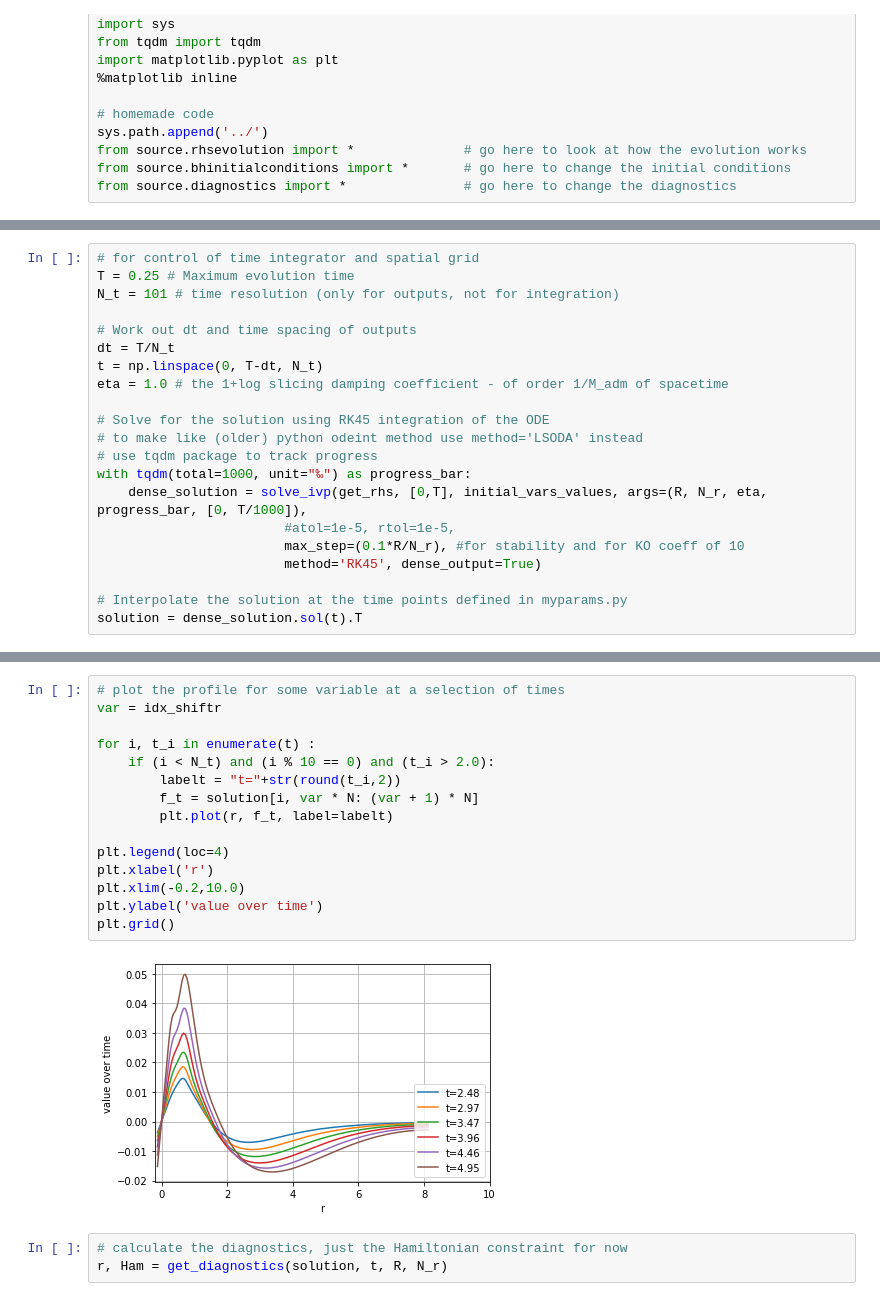
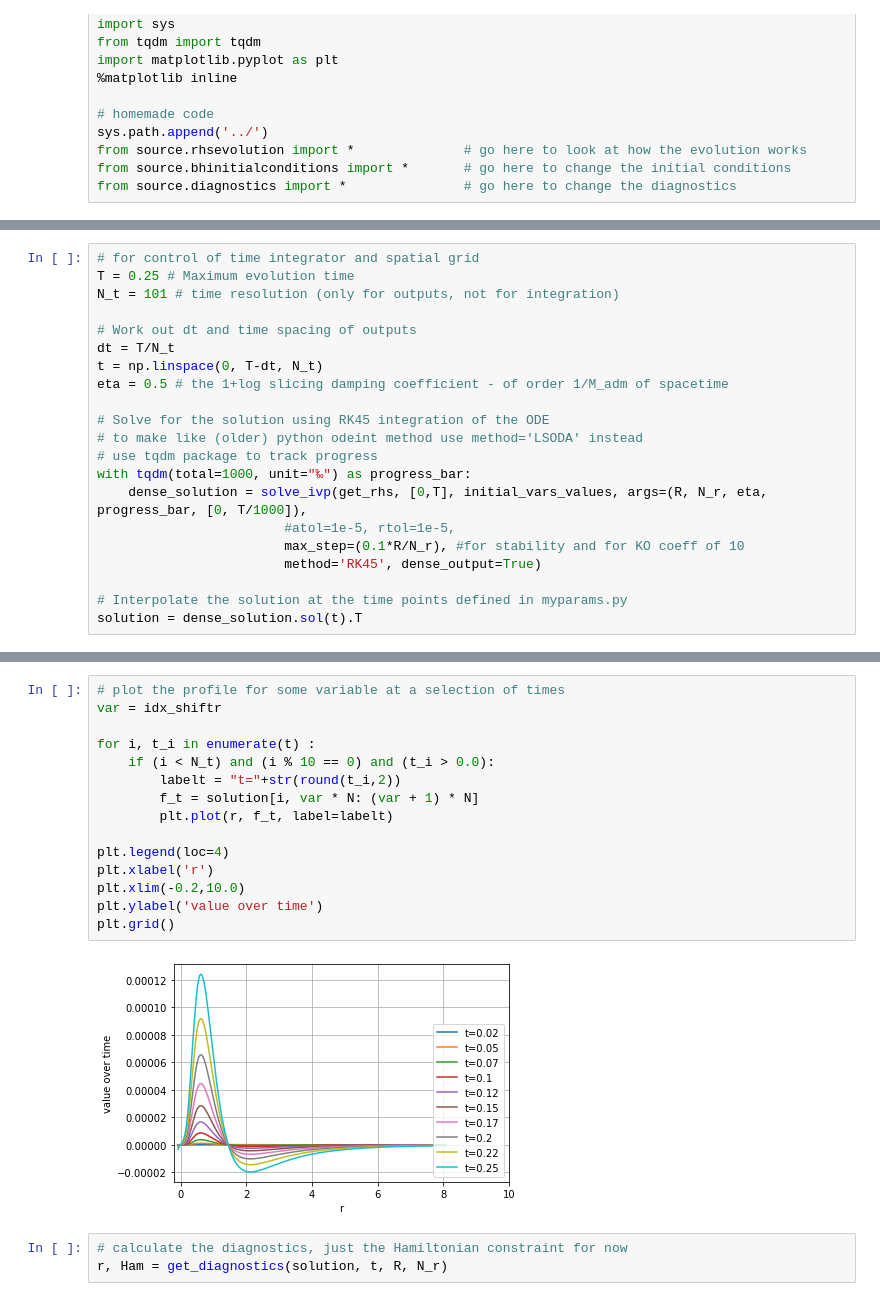
Before and after one commit to GRTLCollaboration/engrenage, a Jupyter notebook: examples/BHEvolution.ipynb, the cells around one changed output, grey strips where cells are left out. Saved outputs shown, nothing was run; the diff lists cells and outputs as text.

```diff
--- a/examples/BHEvolution.ipynb
+++ b/examples/BHEvolution.ipynb
@@ -72,7 +74,7 @@ N_t = 101 # time resolution (only for outputs, not for integration)
 # Work out dt and time spacing of outputs
 dt = T/N_t
 t = np.linspace(0, T-dt, N_t)
-eta = 1.0 # the 1+log slicing damping coefficient - of order 1/M_adm of spacetime
+eta = 0.5 # the 1+log slicing damping coefficient - of order 1/M_adm of spacetime
 
 # Solve for the solution using RK45 integration of the ODE
 # to make like (older) python odeint method use method='LSODA' instead
@@ -106,20 +108,20 @@ plt.grid()
 # %%
 # plot the profile for some variable at a selection of times
 var = idx_shiftr
 
 for i, t_i in enumerate(t) :
-    if (i < N_t) and (i % 10 == 0) and (t_i > 2.0):
+    if (i < N_t) and (i % 10 == 0) and (t_i > 0.0):
         labelt = "t="+str(round(t_i,2))
         f_t = solution[i, var * N: (var + 1) * N]
         plt.plot(r, f_t, label=labelt)
 
 plt.legend(loc=4)
 plt.xlabel('r')
 plt.xlim(-0.2,10.0)
 plt.ylabel('value over time')
 plt.grid()
 # %% [output]
-[figure, old version]
+[figure, new version]
 # %%
 # calculate the diagnostics, just the Hamiltonian constraint for now
 r, Ham = get_diagnostics(solution, t, R, N_r)
```
Also changed, not shown: parts of 4 cells of this notebook, 2 other files.
